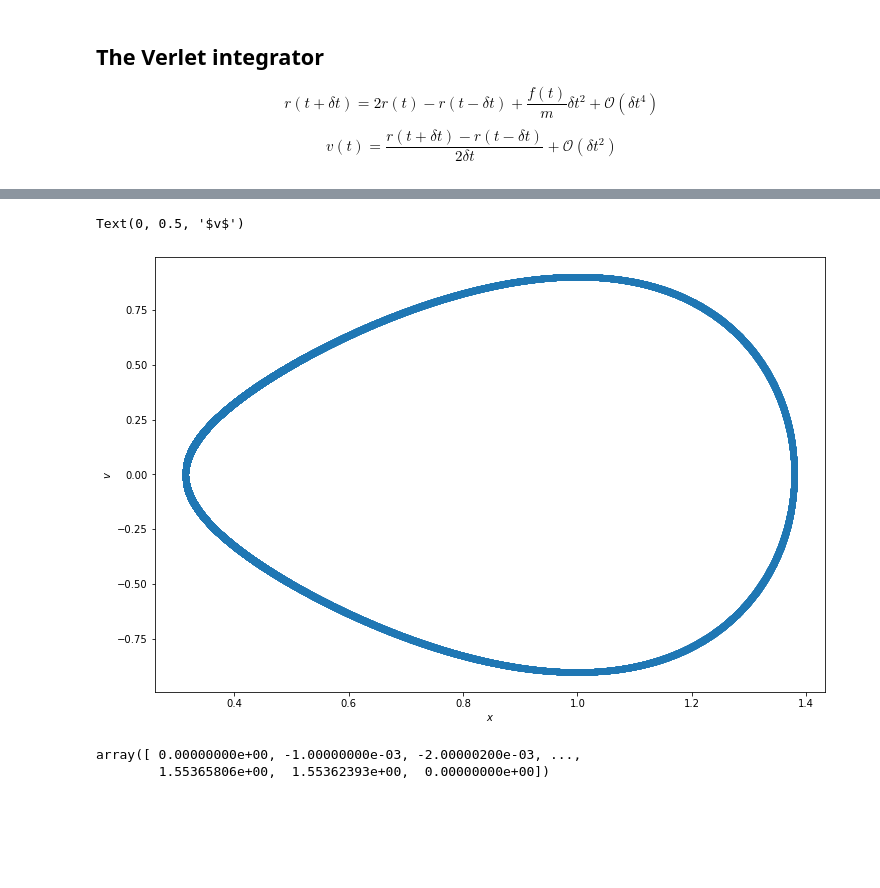
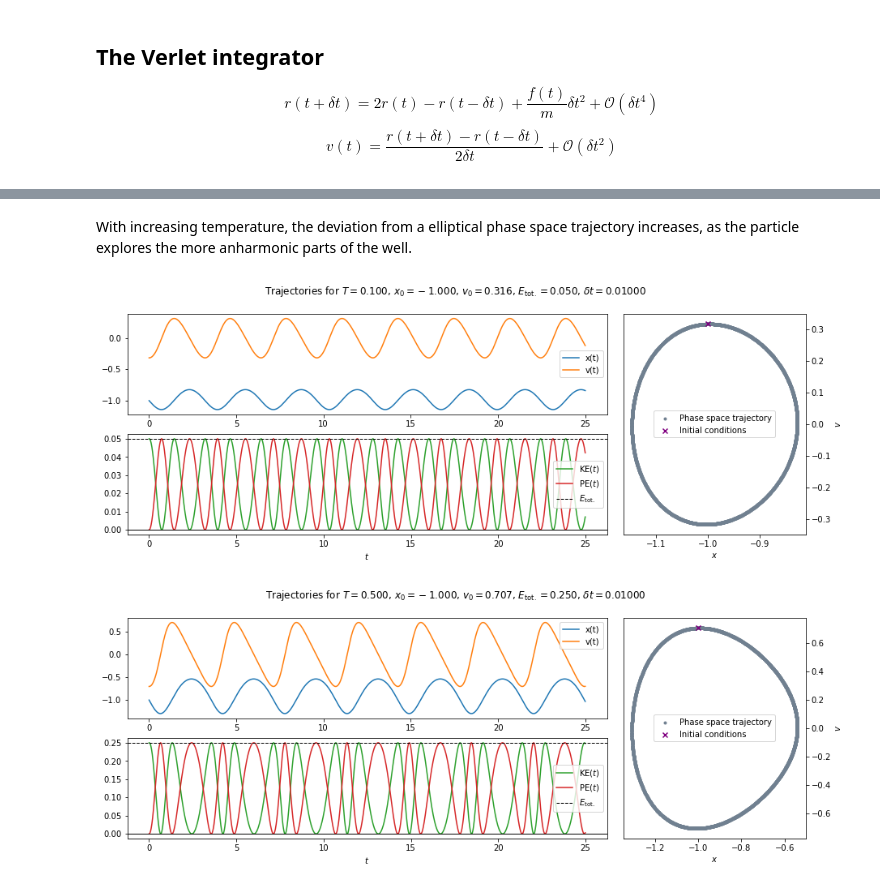
Before and after one commit to brianz98/chem-536-final-project, a Jupyter notebook: anharmonic-oscillator-molecular-dynamics.ipynb, the cells around one changed output, grey strips where cells are left out. Saved outputs shown, nothing was run; the diff lists cells and outputs as text; code cells hidden in the pictures; blank space fills up the shorter version.

Commit message:
New figures and comments

```diff
--- a/anharmonic-oscillator-molecular-dynamics.ipynb
+++ b/anharmonic-oscillator-molecular-dynamics.ipynb
@@ -90,16 +182,14 @@ class AnharmParticle:
+# %% [markdown]
+With increasing temperature, the deviation from a elliptical phase space trajectory increases, as the particle explores the more anharmonic parts of the well.
+# %%
+p1 = AnharmParticle(0.01, 25, x0=-1, v0=None, temp=0.1)
+p1.run_MD()
+p1.plotTraj()
+# %% [output]
+[figure, added]
 # %%
-p1 = AnharmParticle(0.5, 0.5, 0.001, 10000)
+p1 = AnharmParticle(0.01, 25, x0=-1, v0=None, temp=0.5)
 p1.run_MD()
-
-f,ax = plt.subplots(figsize=(12,8))
-ax.scatter(p1.x_traj,p1.v_traj)
-ax.set_xlabel(r'$x$')
-ax.set_ylabel(r'$v$')
+p1.plotTraj()
 # %% [output]
-Text(0, 0.5, '$v$')
-[figure, old version]
+[figure, new version]
-# %%
-p1.x_traj
-# %% [output]
-array([ 0.00000000e+00, -1.00000000e-03, -2.00000200e-03, ...,
-        1.55365806e+00,  1.55362393e+00,  0.00000000e+00])
```
Also changed, not shown: parts of 21 cells of this notebook, 1 other file.
